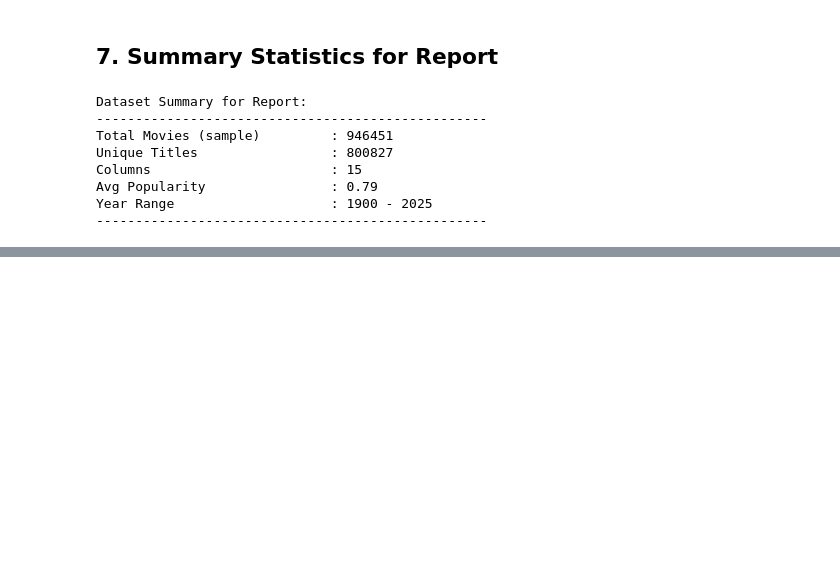
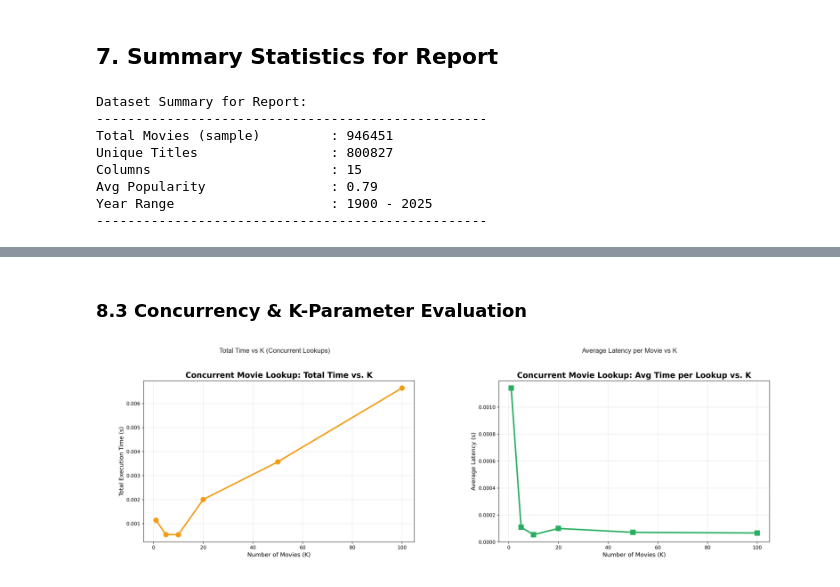
Before and after one commit to AggelosVer/Texnologies-Apokentrwmenwn-Dedomenwn, a Jupyter notebook: analysis_notebook.ipynb, the cells around one changed output, grey strips where cells are left out. Drawn from its saved outputs; the diff is of its cells as text; code cells hidden in the pictures; blank space fills up the shorter version.

```diff
--- a/analysis_notebook.ipynb
+++ b/analysis_notebook.ipynb
@@ -444,0 +486,20 @@ Year Range                    : 1900 - 2025
+# %% [markdown]
+### 8.3 Concurrency & K-Parameter Evaluation
+# %%
+# Display concurrency scaling
+fig, (ax1, ax2) = plt.subplots(1, 2, figsize=(18, 8))
+
+if os.path.exists('concurrency_scaling.png'):
+    ax1.imshow(mpimg.imread('concurrency_scaling.png'))
+    ax1.axis('off')
+    ax1.set_title("Total Time vs K (Concurrent Lookups)")
+
+if os.path.exists('concurrency_avg_latency.png'):
+    ax2.imshow(mpimg.imread('concurrency_avg_latency.png'))
+    ax2.axis('off')
+    ax2.set_title("Average Latency per Movie vs K")
+
+plt.tight_layout()
+plt.show()
+# %% [output]
+[figure, added]
```
Also changed, not shown: parts of 5 cells of this notebook, 4 other files.
